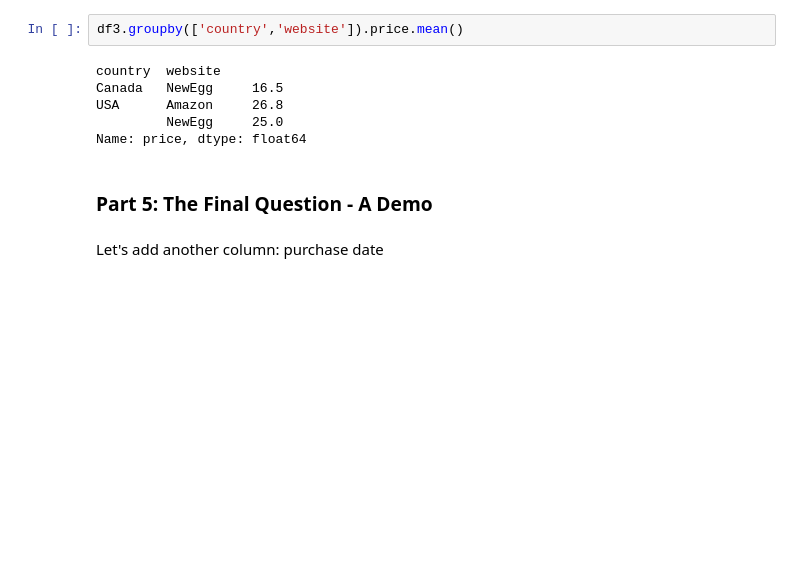
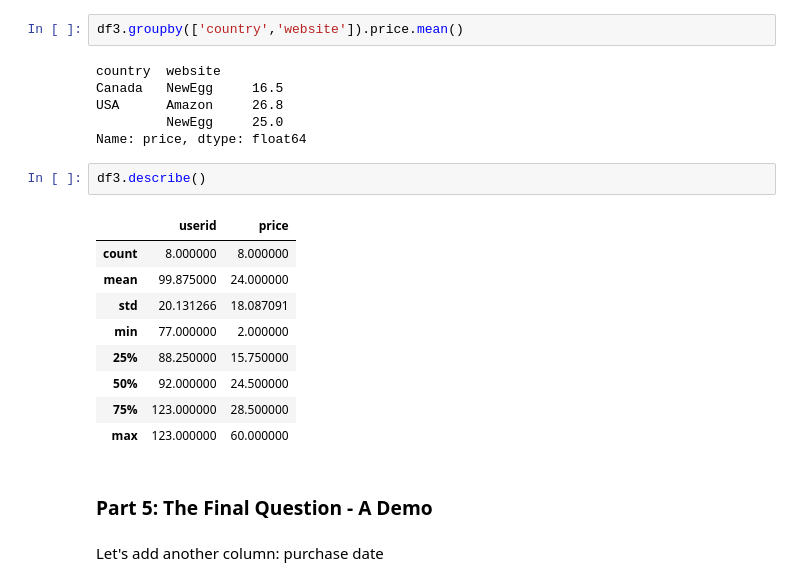
Before and after one commit to cecann10/dsp, a Jupyter notebook: lessons/pandas_intro/pandas-exercise.ipynb, the cells around one changed output. Saved outputs shown, nothing was run; the diff lists cells and outputs as text; blank space fills up the shorter version.

```diff
--- a/lessons/pandas_intro/pandas-exercise.ipynb
+++ b/lessons/pandas_intro/pandas-exercise.ipynb
@@ -180,6 +180,18 @@ Canada   NewEgg     16.5
 USA      Amazon     26.8
          NewEgg     25.0
 Name: price, dtype: float64
+# %%
+df3.describe()
+# %% [output]
+|  | userid | price |
+| count | 8.000000 | 8.000000 |
+| mean | 99.875000 | 24.000000 |
+| std | 20.131266 | 18.087091 |
+| min | 77.000000 | 2.000000 |
+| 25% | 88.250000 | 15.750000 |
+| 50% | 92.000000 | 24.500000 |
+| 75% | 123.000000 | 28.500000 |
+| max | 123.000000 | 60.000000 |
 # %% [markdown]
 ### Part 5: The Final Question - A Demo
 # %% [markdown]
```
